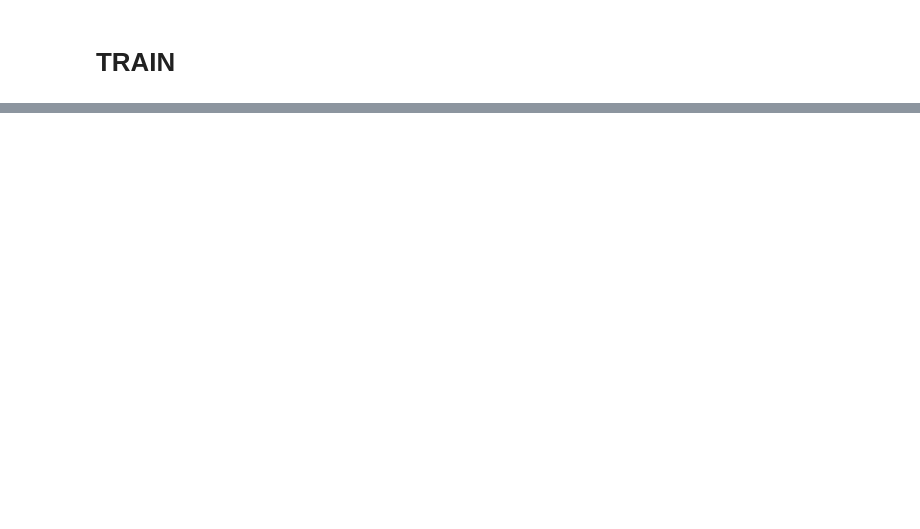
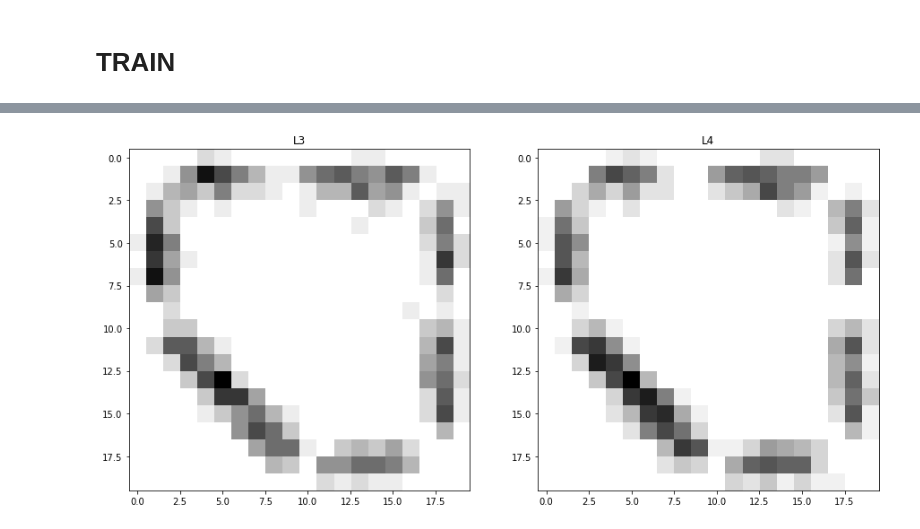
Before and after one commit to LSampath/v1-contour-integration, a Jupyter notebook: primary_cortex_evaluate.ipynb, the cells around one changed output, grey strips where cells are left out. Saved outputs shown, nothing was run; the diff lists cells and outputs as text; code cells hidden in the pictures; blank space fills up the shorter version.

```diff
--- a/primary_cortex_evaluate.ipynb
+++ b/primary_cortex_evaluate.ipynb
@@ -496,3 +568,21 @@ L4 v_min 0 v_max 10
+# %%
+fig, axarr = subplots(1,2, figsize = (15,7))
+
+d_L3 = np.copy(spike_monitors['L3'].count).reshape(c_shape).transpose()
+d_L4 = np.copy(spike_monitors['L4'].count).reshape(c_shape).transpose()
+
+f_L3 = np.zeros((c_length,c_length))
+f_L4 = np.zeros((c_length,c_length))
+for o_index in range(orientations):
+    f_L3 += d_L3[o_index].transpose()
+    f_L4 += d_L4[o_index].transpose()
+
+im_L3 = axarr[0].imshow(f_L3, cmap = cmap.get_cmap('binary'))
+axarr[0].title.set_text('L3');
+im_L4 = axarr[1].imshow(f_L4, cmap = cmap.get_cmap('binary'))
+axarr[1].title.set_text('L4');
+# %% [output]
+[figure, added]
 # %%
 gc.collect()
 # %% [output]
```
Also changed, not shown: parts of 28 cells of this notebook, 2 other files.
